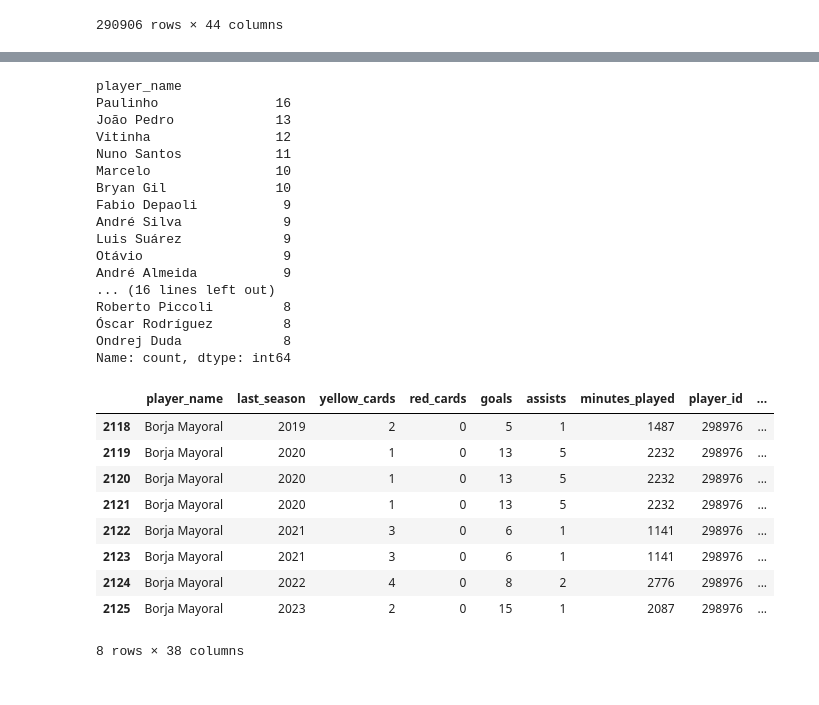
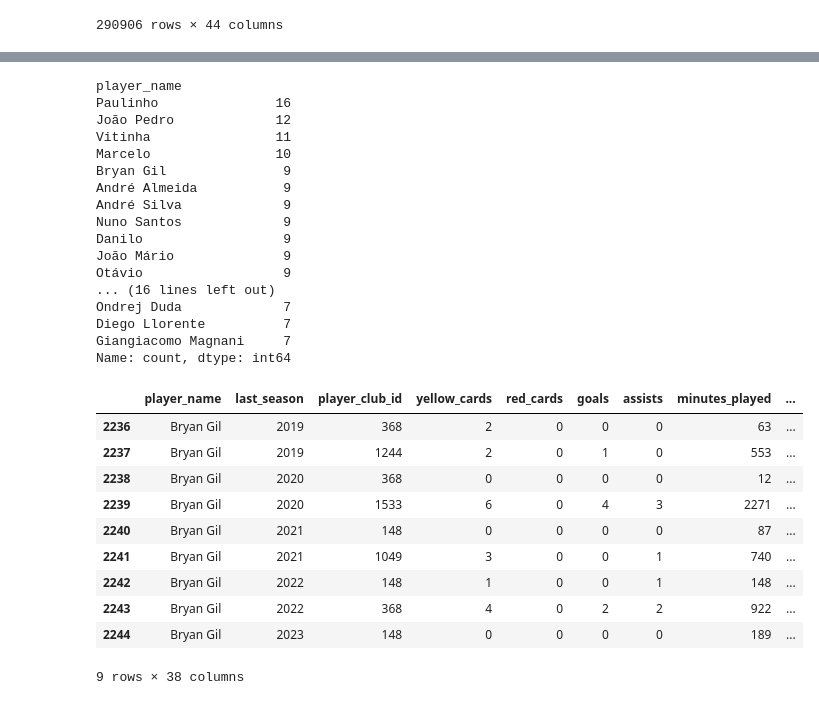
Before and after one commit to wjco/DAStudy-sat, a Jupyter notebook: Tek/football-data-from-transfermarkt/preprocessing-football-data-from-transfermarkt.ipynb, the cells around one changed output, grey strips where cells are left out. Drawn from its saved outputs; the diff is of its cells as text; code cells hidden in the pictures.

```diff
--- a/Tek/football-data-from-transfermarkt/preprocessing-football-data-from-transfermarkt.ipynb
+++ b/Tek/football-data-from-transfermarkt/preprocessing-football-data-from-transfermarkt.ipynb
@@ -272,13 +272,13 @@ def app_comp_player_merge(apps_copy, competitions_df, players_df):
 
     # last_season 제대로 반영되지 않은 것들 발견하여, 새로 변경해준다
     # 6월을 넘지 않으면 직전 시즌 연도로 변경
-    app_comp_player_df["last_season"] = app_comp_player_df["date"].apply(lambda x : x.year if x.month>=6 else x.year-1)
+    app_comp_player_df["last_season"] = app_comp_player_df["date"].apply(lambda x : x.year if x.month>=8 else x.year-1)
 
     # 수치형 변수 column 리스트
-    group_cols = ["player_name", "last_season", "yellow_cards", "red_cards","goals", "assists", "minutes_played"]
+    group_cols = ["player_name", "last_season", "player_club_id", "yellow_cards", "red_cards","goals", "assists", "minutes_played"]
 
     # groupby를 통해, 이름, 연도 기준으로 수치형 변수 합산 -> 시즌별 기록 파악하기 위함
-    df_grouped = app_comp_player_df[group_cols].groupby(["player_name", "last_season"]).sum()
+    df_grouped = app_comp_player_df[group_cols].groupby(["player_name", "last_season", "player_club_id"]).sum()
     df_grouped.reset_index(inplace=True)
 
 #     # merge 하기 위한 기준인 "player_name", "last_season"은 남겨두고 group_cols와 일치하지 않는 컬럼 삭재
@@ -440,17 +453,17 @@ df_prac
 | 290905 | 4113028_99353 | 4113028 | 99353 | 12321 | 12321 | 2024-02-26 | Portu | ... |
 290906 rows × 44 columns
 # %%
-group_cols = ["player_name", "last_season", "yellow_cards", "red_cards","goals", "assists", "minutes_played"]
+group_cols = ["player_name", "last_season", "player_club_id", "yellow_cards", "red_cards","goals", "assists", "minutes_played"]
 
 # merge 하기 위한 기준인 "player_name", "last_season"은 남겨두고 group_cols와 일치하지 않는 컬럼 삭재
 # df_not_grouped = df_prac.loc[:, ~df_prac.columns.isin(group_cols[2:])]
-not_merged_cols = group_cols[2:] + ["appearance_id", "game_id", "date", "url_x", "image_url", "url_y"]
+not_merged_cols = group_cols[3:] + ["appearance_id", "game_id", "date", "url_x", "image_url", "url_y"]
 # df_not_grouped = df_prac.loc[:, ~df_prac.columns.isin(not_merged_cols)]
 df_not_grouped = df_prac.loc[:, ~df_prac.columns.isin(not_merged_cols)].drop_duplicates()
 
 
 # 위에서 만든 df_grouped, df_not_grouped merge
-df_prac2 = pd.merge(df_merged, df_not_grouped, how="left", on=["player_name", "last_season"])
+df_prac2 = pd.merge(df_merged, df_not_grouped, how="left", on=["player_name", "last_season", "player_club_id"])
 # not_merged_cols
 # %%
 df_prac2.shape
@@ -461,31 +490,32 @@ df_prac2["player_name"].value_counts()[:30]
 # %% [output]
 player_name
 Paulinho               16
-João Pedro             13
-Vitinha                12
-Nuno Santos            11
+João Pedro             12
+Vitinha                11
 Marcelo                10
-Bryan Gil              10
-Fabio Depaoli           9
+Bryan Gil               9
+André Almeida           9
 André Silva             9
-Luis Suárez             9
+Nuno Santos             9
+Danilo                  9
+João Mário              9
 Otávio                  9
-André Almeida           9
 ... (16 lines left out)
-Roberto Piccoli         8
-Óscar Rodríguez         8
-Ondrej Duda             8
+Ondrej Duda             7
+Diego Llorente          7
+Giangiacomo Magnani     7
 Name: count, dtype: int64
 # %%
-df_prac2[df_prac2["player_name"]=="Borja Mayoral"]
+df_prac2[df_prac2["player_name"]=="Bryan Gil"]
 # %% [output]
-|  | player_name | last_season | yellow_cards | red_cards | goals | assists | minutes_played | player_id | ... |
-| 2118 | Borja Mayoral | 2019 | 2 | 0 | 5 | 1 | 1487 | 298976 | ... |
-| 2119 | Borja Mayoral | 2020 | 1 | 0 | 13 | 5 | 2232 | 298976 | ... |
-| 2120 | Borja Mayoral | 2020 | 1 | 0 | 13 | 5 | 2232 | 298976 | ... |
-| 2121 | Borja Mayoral | 2020 | 1 | 0 | 13 | 5 | 2232 | 298976 | ... |
-| 2122 | Borja Mayoral | 2021 | 3 | 0 | 6 | 1 | 1141 | 298976 | ... |
-| 2123 | Borja Mayoral | 2021 | 3 | 0 | 6 | 1 | 1141 | 298976 | ... |
-| 2124 | Borja Mayoral | 2022 | 4 | 0 | 8 | 2 | 2776 | 298976 | ... |
-| 2125 | Borja Mayoral | 2023 | 2 | 0 | 15 | 1 | 2087 | 298976 | ... |
+|  | player_name | last_season | player_club_id | yellow_cards | red_cards | goals | assists | minutes_played | ... |
+| 2236 | Bryan Gil | 2019 | 368 | 2 | 0 | 0 | 0 | 63 | ... |
+| 2237 | Bryan Gil | 2019 | 1244 | 2 | 0 | 1 | 0 | 553 | ... |
+| 2238 | Bryan Gil | 2020 | 368 | 0 | 0 | 0 | 0 | 12 | ... |
+| 2239 | Bryan Gil | 2020 | 1533 | 6 | 0 | 4 | 3 | 2271 | ... |
+| 2240 | Bryan Gil | 2021 | 148 | 0 | 0 | 0 | 0 | 87 | ... |
+| 2241 | Bryan Gil | 2021 | 1049 | 3 | 0 | 0 | 1 | 740 | ... |
+| 2242 | Bryan Gil | 2022 | 148 | 1 | 0 | 0 | 1 | 148 | ... |
+| 2243 | Bryan Gil | 2022 | 368 | 4 | 0 | 2 | 2 | 922 | ... |
+| 2244 | Bryan Gil | 2023 | 148 | 0 | 0 | 0 | 0 | 189 | ... |
-8 rows × 38 columns
+9 rows × 38 columns
```
Also changed, not shown: parts of 34 cells of this notebook, 1 other file.
